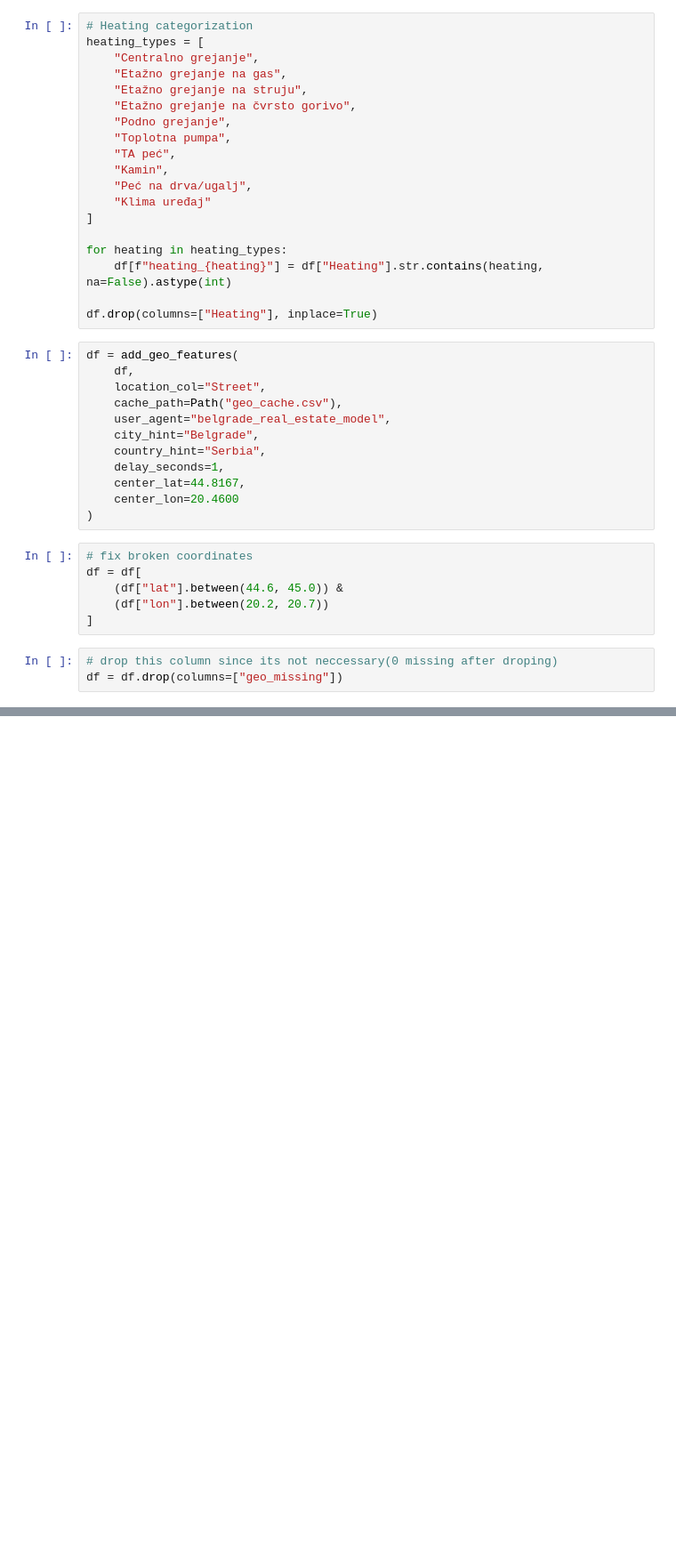
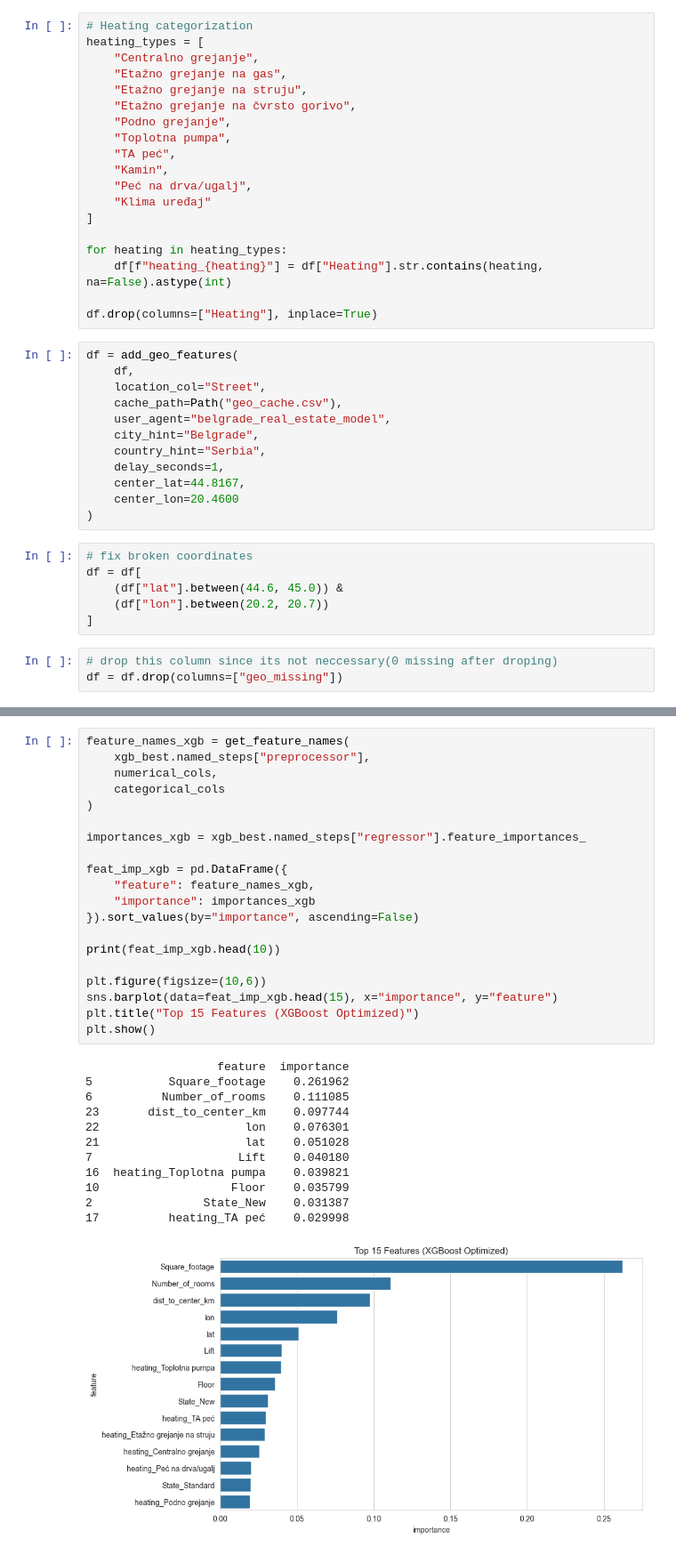
Before and after one commit to pyter1/siap_real_estate_price_prediction, a Jupyter notebook: EDA.ipynb, the cells around one changed output, grey strips where cells are left out. Shown at 89% size. Drawn from its saved outputs; the diff is of its cells as text; blank space fills up the shorter version.

```diff
--- a/EDA.ipynb
+++ b/EDA.ipynb
@@ -795,0 +1149,33 @@ plt.show()
+# %%
+feature_names_xgb = get_feature_names(
+    xgb_best.named_steps["preprocessor"],
+    numerical_cols,
+    categorical_cols
+)
+
+importances_xgb = xgb_best.named_steps["regressor"].feature_importances_
+
+feat_imp_xgb = pd.DataFrame({
+    "feature": feature_names_xgb,
+    "importance": importances_xgb
+}).sort_values(by="importance", ascending=False)
+
+print(feat_imp_xgb.head(10))
+
+plt.figure(figsize=(10,6))
+sns.barplot(data=feat_imp_xgb.head(15), x="importance", y="feature")
+plt.title("Top 15 Features (XGBoost Optimized)")
+plt.show()
+# %% [output]
+                   feature  importance
+5           Square_footage    0.261962
+6          Number_of_rooms    0.111085
+23       dist_to_center_km    0.097744
+22                     lon    0.076301
+21                     lat    0.051028
+7                     Lift    0.040180
+16  heating_Toplotna pumpa    0.039821
+10                   Floor    0.035799
+2                State_New    0.031387
+17          heating_TA peć    0.029998
+[figure, added]
```
Also changed, not shown: parts of 70 cells of this notebook.
